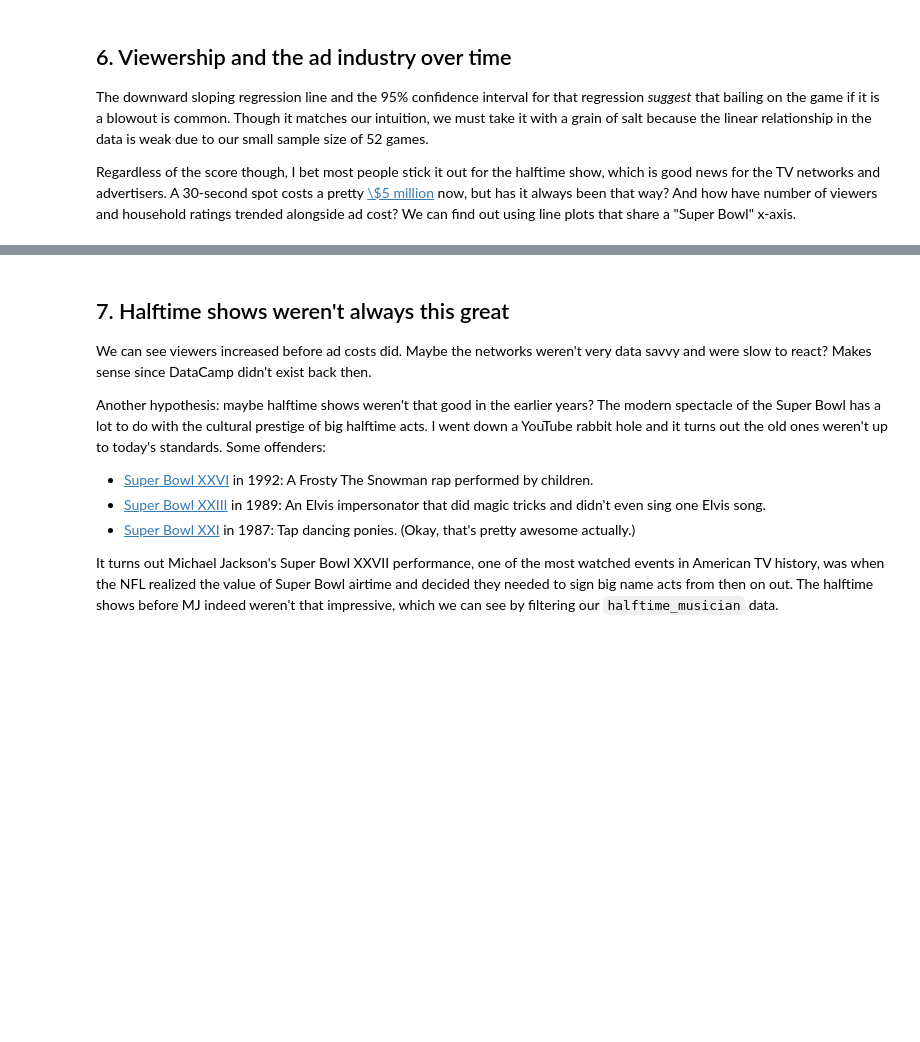
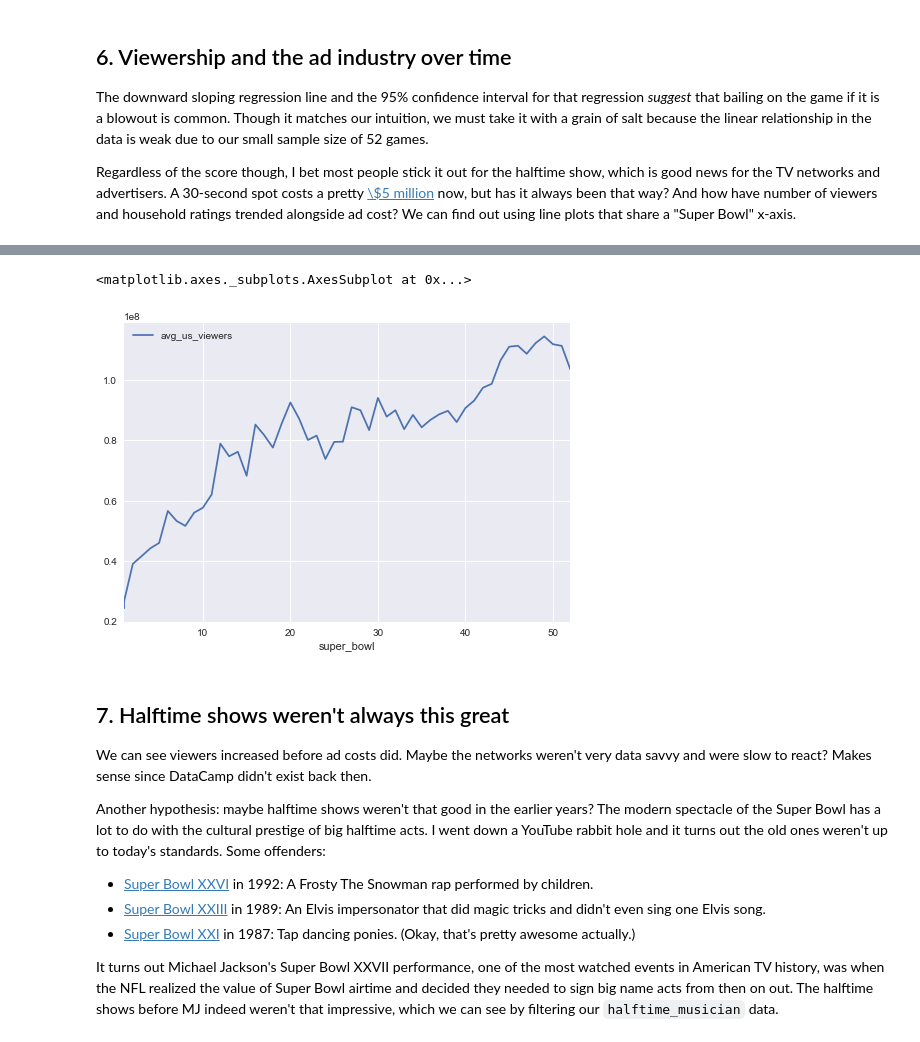
Before and after one commit to vishvapalsinh/Superbowl, a Jupyter notebook: notebook.ipynb, the cells around one changed output, grey strips where cells are left out. Drawn from its saved outputs; the diff is of its cells as text; code cells hidden in the pictures; blank space fills up the shorter version.

```diff
--- a/notebook.ipynb
+++ b/notebook.ipynb
@@ -183,3 +185,9 @@ plt.tight_layout()
+# %%
+# Average viewer from United State of America
+tv.plot('super_bowl','avg_us_viewers')
+# %% [output]
+<matplotlib.axes._subplots.AxesSubplot at 0x...>
+[figure, added]
 # %% [markdown]
 ## 7. Halftime shows weren't always this great
 <p>We can see viewers increased before ad costs did. Maybe the networks weren't very data savvy and were slow to react? Makes sense since DataCamp didn't exist back then.</p>
```
Also changed, not shown: parts of 7 cells of this notebook.
